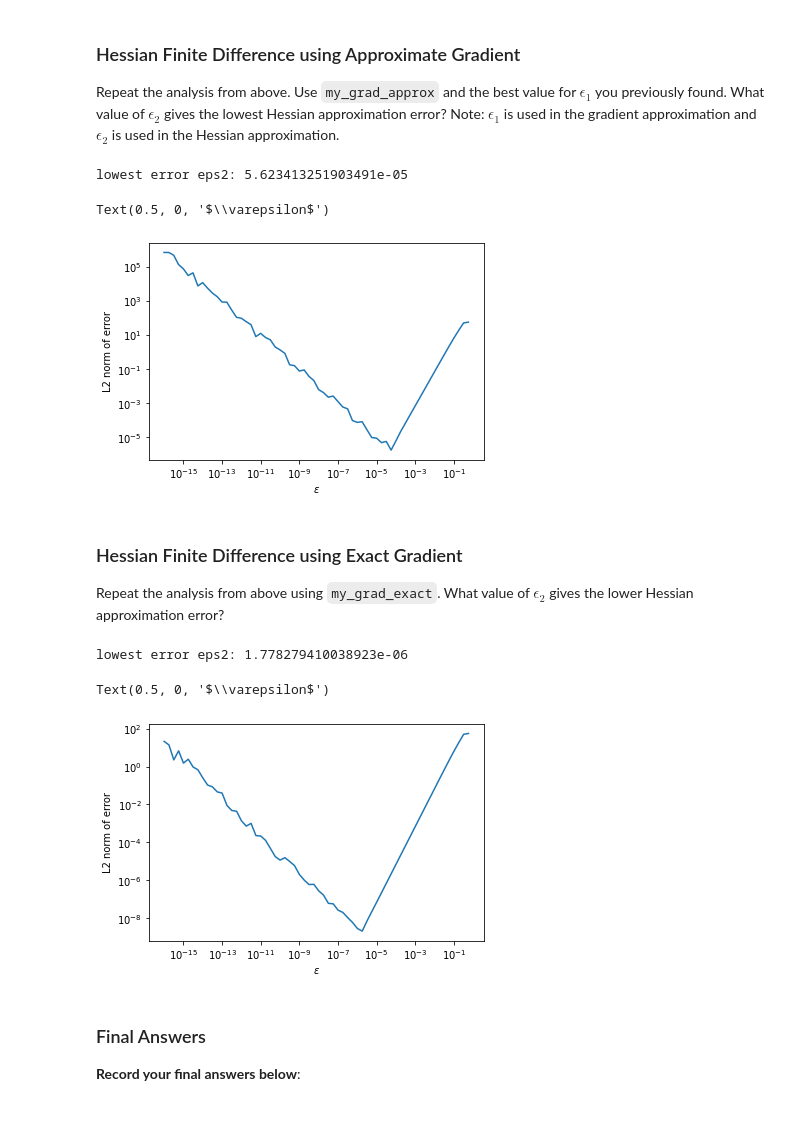
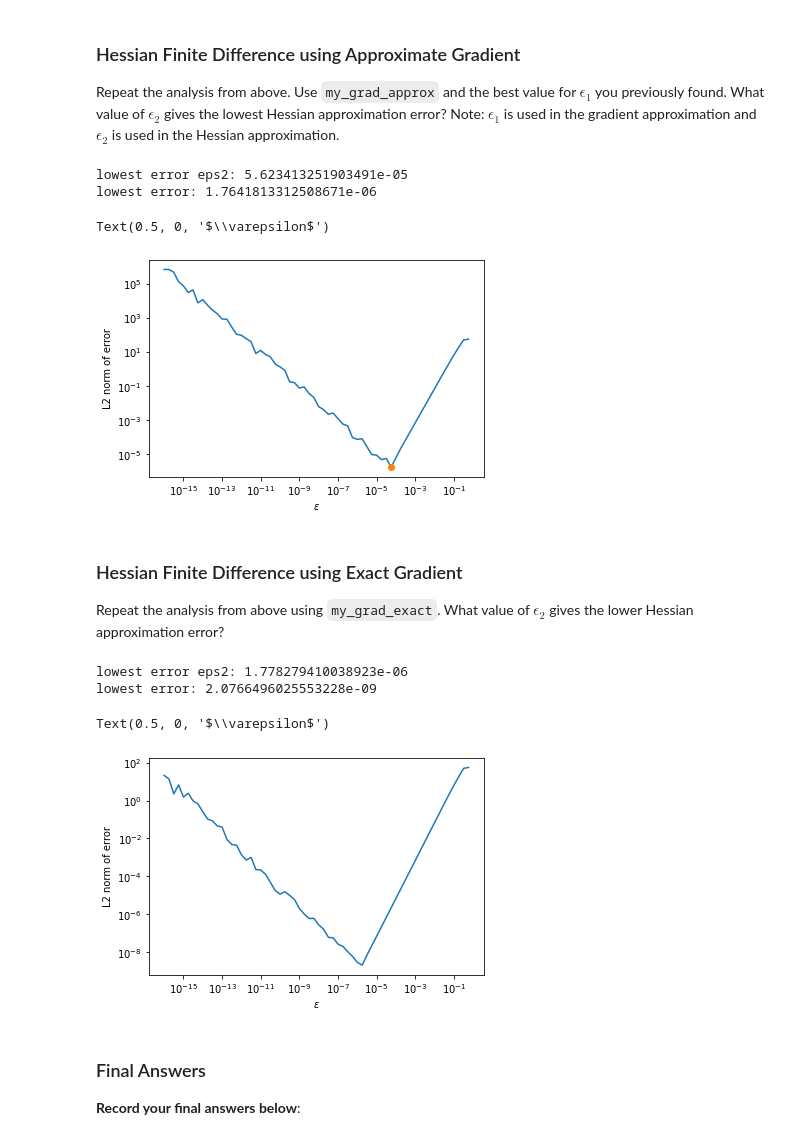
Before and after one commit to kylajones/nl_stochastic_opt, a Jupyter notebook: Algorithms2.ipynb, the cells around one changed output. Drawn from its saved outputs; the diff is of its cells as text; code cells hidden in the pictures.

```diff
--- a/Algorithms2.ipynb
+++ b/Algorithms2.ipynb
@@ -277,35 +280,38 @@ Repeat the analysis from above. Use `my_grad_approx` and the best value for $\ep
 eps2 = np.power(10, np.arange(-16, 1, 0.25))
 
 # create a Lambda function for gradient approximation
 calc_grad = lambda x : my_grad_approx(x,my_f,min_eps1)
 
 # compute exact Hessian
 hess_exact = my_hes_exact(x)
 
 # intialize error
 err = 0*eps2
 
 # loop over different FE discretizations
 for i in np.arange(len(eps2)):
 
     # calculate Hessian approximation
     H = my_hes_approx(x, calc_grad, eps2[i])
 
     # calculate error
     err[i] = np.linalg.norm(H - hess_exact)
 
 # find optimal FE discretization
 min_eps2 = eps2[int(np.where(err == min(err))[0])]
+min_err = err[int(np.where(err == min(err))[0])]
 print('lowest error eps2:', min_eps2)
-
+print('lowest error:', min_err)
 # plot
 plt.loglog(eps2, err)
+plt.plot(min_eps2, min_err,'o')
 plt.ylabel('L2 norm of error')
 plt.xlabel(r'$\varepsilon$')
 # %% [output]
 lowest error eps2: 5.623413251903491e-05
+lowest error: 1.7641813312508671e-06
 Text(0.5, 0, '$\\varepsilon$')
-[figure, old version]
+[figure, new version]
 # %% [markdown]
 ### Hessian Finite Difference using Exact Gradient
 
@@ -336,7 +342,9 @@ for i in np.arange(len(eps2)):
 
 # find optimal FE discretization
 min_eps2 = eps2[int(np.where(err == min(err))[0])]
+min_err = err[int(np.where(err == min(err))[0])]
 print('lowest error eps2:', min_eps2)
+print('lowest error:', min_err)
 
 # plot
 plt.loglog(eps2, err)
@@ -344,6 +352,7 @@ plt.ylabel('L2 norm of error')
 plt.xlabel(r'$\varepsilon$')
 # %% [output]
 lowest error eps2: 1.778279410038923e-06
+lowest error: 2.0766496025553228e-09
 Text(0.5, 0, '$\\varepsilon$')
 [figure]
 # %% [markdown]
```
Also changed, not shown: parts of 13 cells of this notebook.
